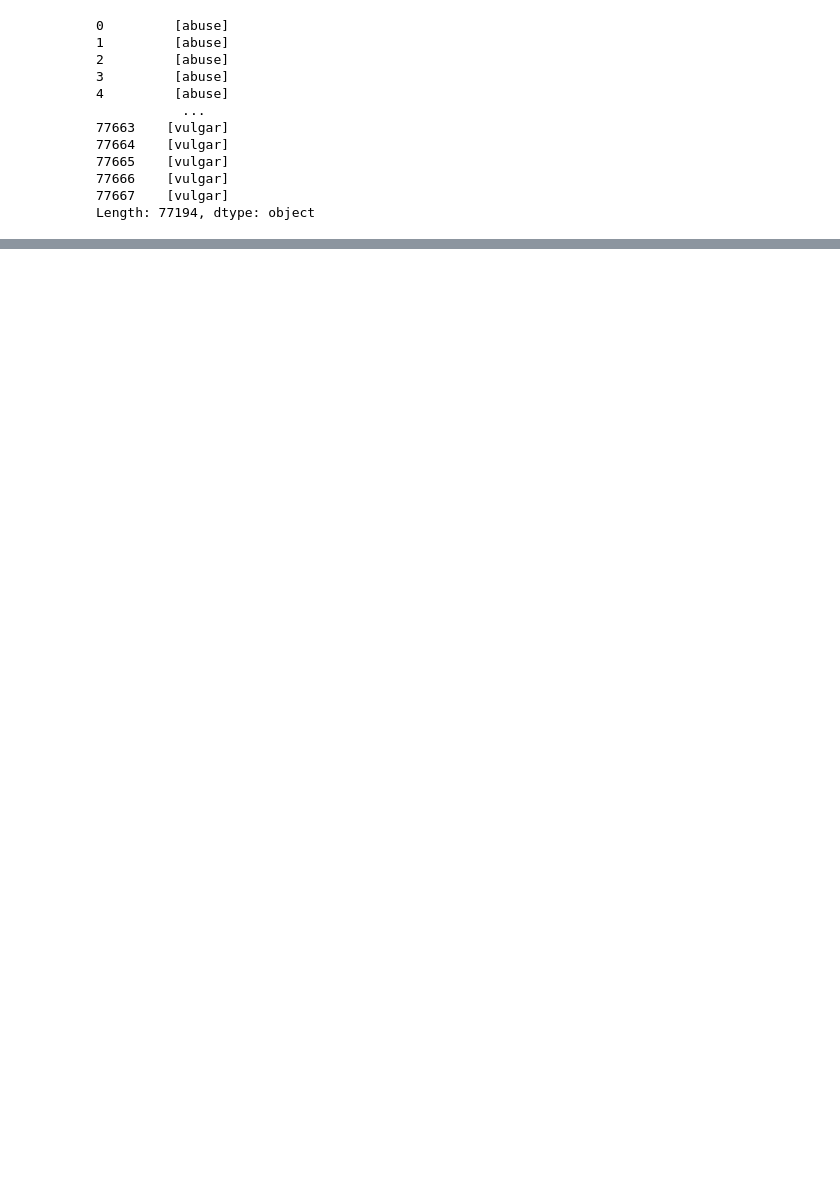
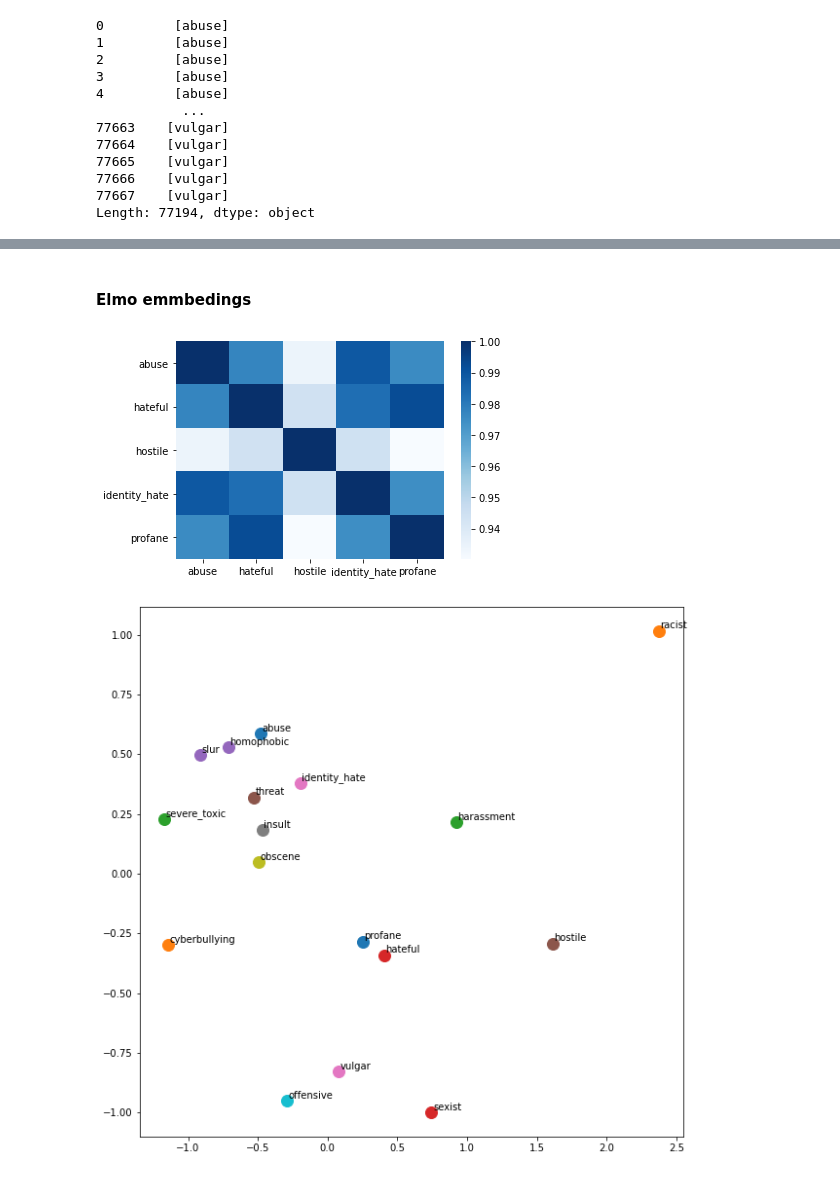
Before and after one commit to pushkill/NLP-project, a Jupyter notebook: bert_elmo.ipynb, the cells around one changed output, grey strips where cells are left out. Cells and saved outputs as stored; diff of their text form; code cells hidden in the pictures; blank space fills up the shorter version.

Commit message:
Final Bert & Elmo

```diff
--- a/bert_elmo.ipynb
+++ b/bert_elmo.ipynb
@@ -298,2 +304,0 @@ df.tail(2)
-# %%
-df = df.drop(['elmo_words', 'idx', 'shape'], axis = 1)
@@ -303,0 +305,6 @@ df.to_pickle('elmobert.pkl')
+# %%
+df_average = pd.DataFrame()
+for l in ['bert_emmbeding', 'bert_sentence_emm', 'elmo_sentence']:
+    tmp = df.groupby('label')[l].progress_apply(np.mean)
+    df_average = pd.concat([df_average, tmp], axis = 1)
+df_average
@@ -303,0 +352,38 @@ df.to_pickle('elmobert.pkl')
+# %%
+def cosine_plot(data, column, n=None):
+    if n == None:
+        n = len(data.index)
+    col = np.array(data[column].values.tolist())
+    labels = data.index
+    cosine_similarities = cosine_similarity(col)
+    df_similar = pd.DataFrame(cosine_similarities, columns = labels, index = labels)
+    df_similar['sum'] = np.sum((df_similar < 1) & (df_similar > 0.5))
+    df_similar = df_similar[df_similar['sum'] > np.mean(df_similar['sum'])]
+    df_similar = df_similar[df_similar.index]
+    sns.heatmap(df_similar, vmin=df_similar.min().min(), vmax=1, cmap='Blues')
+    plt.savefig("heatmap_"+column, dpi=400, bbox_inches='tight')
+# %%
+def PCA_plot(data, column, alg = 'PCA'):
+    model = PCA(n_components=2, random_state = None)
+    model = model.fit_transform(np.array(data[column].values.tolist()))
+    principalDf = pd.DataFrame(data = model, columns = ['pc1', 'pc2'], index = data.index)
+    principalDf.reset_index(inplace=True)
+    principalDf = principalDf.rename(columns = {'index':'label'})
+    fig, ax = plt.subplots(figsize=(10,10))
+    ax.margins(0.05) # Optional, just adds 5% padding to the autoscaling
+    groups = principalDf.groupby('label')
+    for i,group in groups:
+        #print(group)
+        ax.plot(group['pc1'], group['pc2'], marker='o', linestyle='', ms=12)
+        ax.annotate(i, (group['pc1']+0.01, group['pc2']+0.01))
+
+    plt.savefig("PCA_plot_"+column, dpi=400, bbox_inches='tight')
+# %% [markdown]
+#### Elmo emmbedings
+# %%
+cosine_plot(df_average, 'elmo_sentence')
+PCA_plot(df_average, 'elmo_sentence')
+random_plot(df, 'elmo_sentence', 1000, name='elmo')
+# %% [output]
+[figure, added]
+[figure, added]
```
Also changed, not shown: parts of 35 cells of this notebook, 13 other files.
